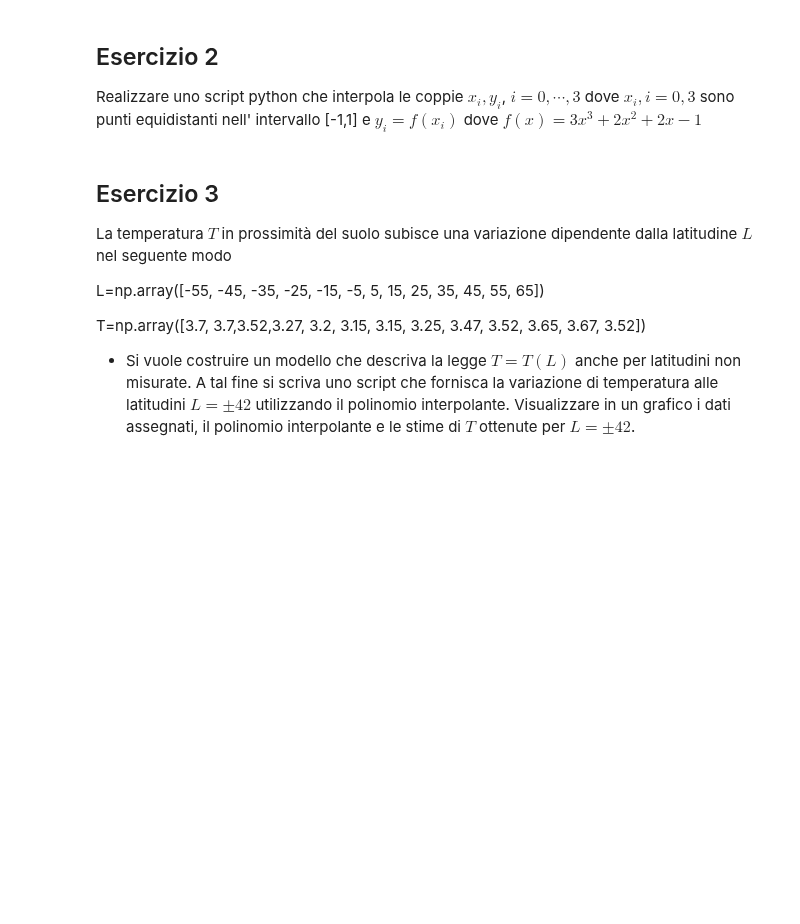
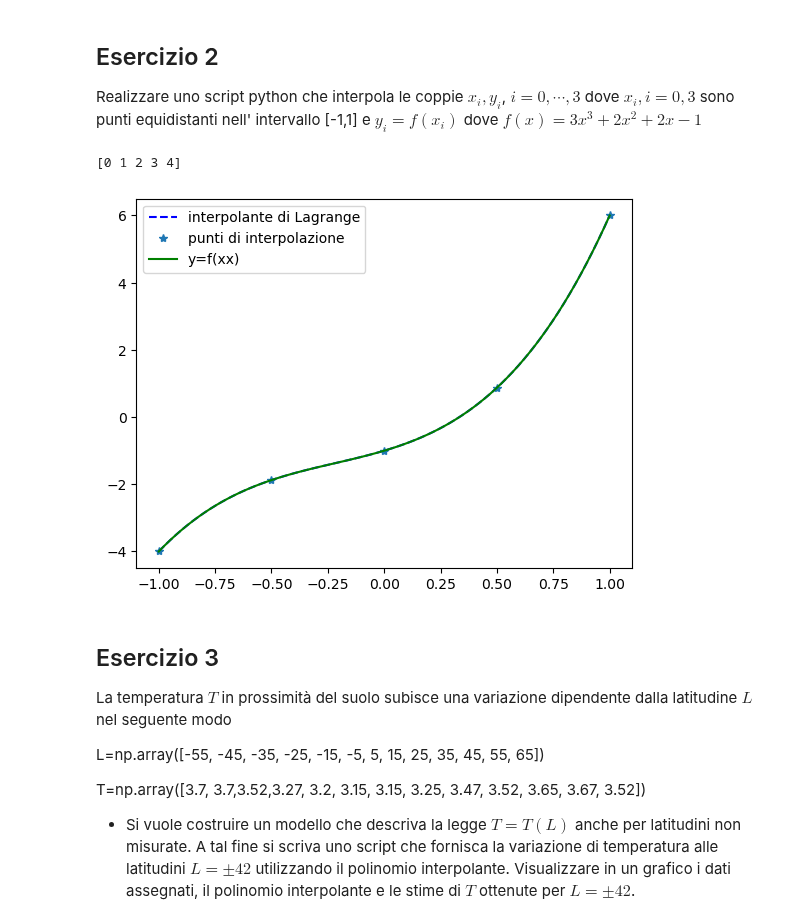
Before and after one commit to Giock24/Metodi-Numerici-Lab, a Jupyter notebook: Lezione 10/Esercitazione 7 Maggio - Approssimazione di dati sperimentali nel senso dei minimi quadrati - Interp/ESercitazione_10.ipynb, the cells around one changed output. Cells and saved outputs as stored; diff of their text form; code cells hidden in the pictures; blank space fills up the shorter version.

```diff
--- a/Lezione 10/Esercitazione 7 Maggio - Approssimazione di dati sperimentali nel senso dei minimi quadrati - Interp/ESercitazione_10.ipynb
+++ b/Lezione 10/Esercitazione 7 Maggio - Approssimazione di dati sperimentali nel senso dei minimi quadrati - Interp/ESercitazione_10.ipynb
@@ -194,6 +274,20 @@ alle funzioni assegnate.
 ## Esercizio 2
 Realizzare uno script python che interpola le coppie $x_i,y_i$, $i=0,\cdots,3$
 dove $x_i,i=0,3$ sono punti equidistanti nell' intervallo [-1,1] e $y_i=f(x_i)$ dove $f(x)=3x^3+2x^2+2x-1$
+# %%
+i = np.arange(0,5)
+print(i)
+xi = np.linspace(-1,1,len(i))
+y = np.polyval([3, 2,  2, -1], xi)
+xx = np.linspace(-1, 1, 80)
+yf = interpL(xi, y, xx)
+
+plt.plot(xx,yf,'b--',xi,y,'*',xx,np.polyval([3, 2,  2, -1], xx),'g-');
+plt.legend(['interpolante di Lagrange','punti di interpolazione','y=f(xx)']);
+plt.show()
+# %% [output]
+[0 1 2 3 4]
+[figure, added]
 # %% [markdown]
 ## Esercizio 3
 
```
Also changed, not shown: parts of 17 cells of this notebook, 15 other files.
